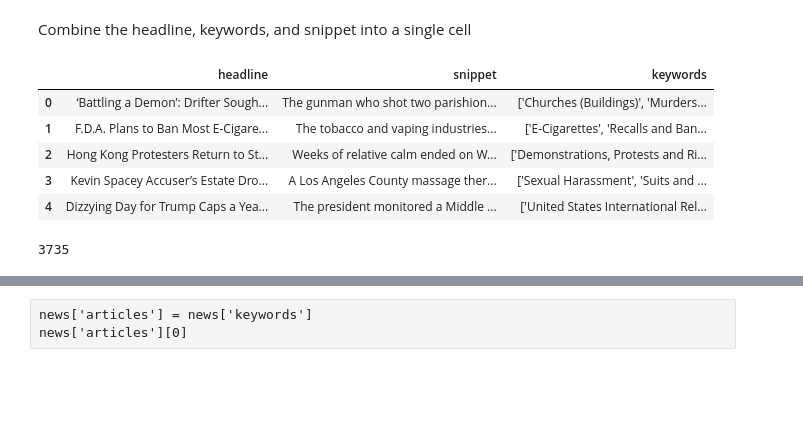
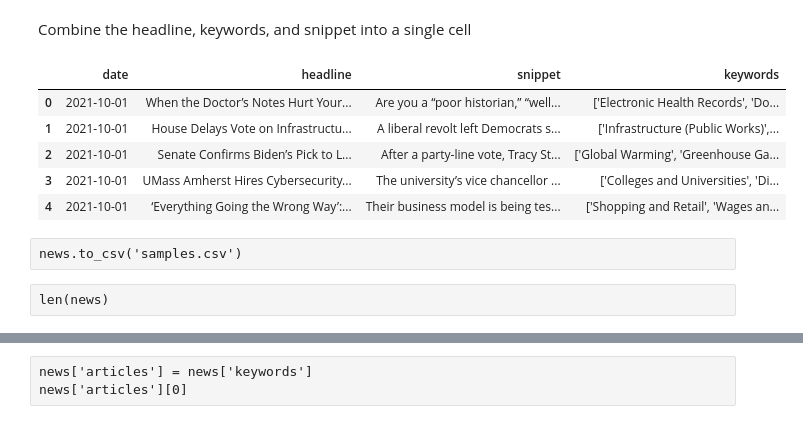
Before and after one commit to AndrewDamico/nlpnetworkanalysis, a Jupyter notebook: Untitled2.ipynb, the cells around one changed output, grey strips where cells are left out. Saved outputs shown, nothing was run; the diff lists cells and outputs as text; code cells hidden in the pictures; blank space fills up the shorter version.

```diff
--- a/Untitled2.ipynb
+++ b/Untitled2.ipynb
@@ -52,0 +53,3 @@ Total records: 3735
+# %%
+news = newsloader()
+news
@@ -53,11 +72,11 @@ Total records: 3735
 # %% [markdown]
 Combine the headline, keywords, and snippet into a single cell
 # %%
-news[['headline', 'snippet', 'keywords']][:5]
+news[['date','headline', 'snippet', 'keywords']][:5]
 # %% [output]
-|  | headline | snippet | keywords |
-| 0 | ‘Battling a Demon’: Drifter Sough... | The gunman who shot two parishion... | ['Churches (Buildings)', 'Murders... |
-| 1 | F.D.A. Plans to Ban Most E-Cigare... | The tobacco and vaping industries... | ['E-Cigarettes', 'Recalls and Ban... |
-| 2 | Hong Kong Protesters Return to St... | Weeks of relative calm ended on W... | ['Demonstrations, Protests and Ri... |
-| 3 | Kevin Spacey Accuser’s Estate Dro... | A Los Angeles County massage ther... | ['Sexual Harassment', 'Suits and ... |
-| 4 | Dizzying Day for Trump Caps a Yea... | The president monitored a Middle ... | ['United States International Rel... |
+|  | date | headline | snippet | keywords |
+| 0 | 2021-10-01 | When the Doctor’s Notes Hurt Your... | Are you a “poor historian,” “well... | ['Electronic Health Records', 'Do... |
+| 1 | 2021-10-01 | House Delays Vote on Infrastructu... | A liberal revolt left Democrats s... | ['Infrastructure (Public Works)',... |
+| 2 | 2021-10-01 | Senate Confirms Biden’s Pick to L... | After a party-line vote, Tracy St... | ['Global Warming', 'Greenhouse Ga... |
+| 3 | 2021-10-01 | UMass Amherst Hires Cybersecurity... | The university’s vice chancellor ... | ['Colleges and Universities', 'Di... |
+| 4 | 2021-10-01 | ‘Everything Going the Wrong Way’:... | Their business model is being tes... | ['Shopping and Retail', 'Wages an... |
@@ -66,4 +83,4 @@ news.to_csv('samples.csv')
-# %%
-len(news)
-# %% [output]
-3735
+# %% [raw]
+news.to_csv('samples.csv')
+# %% [raw]
+len(news)
```
Also changed, not shown: parts of 66 cells of this notebook, 39 other files.
